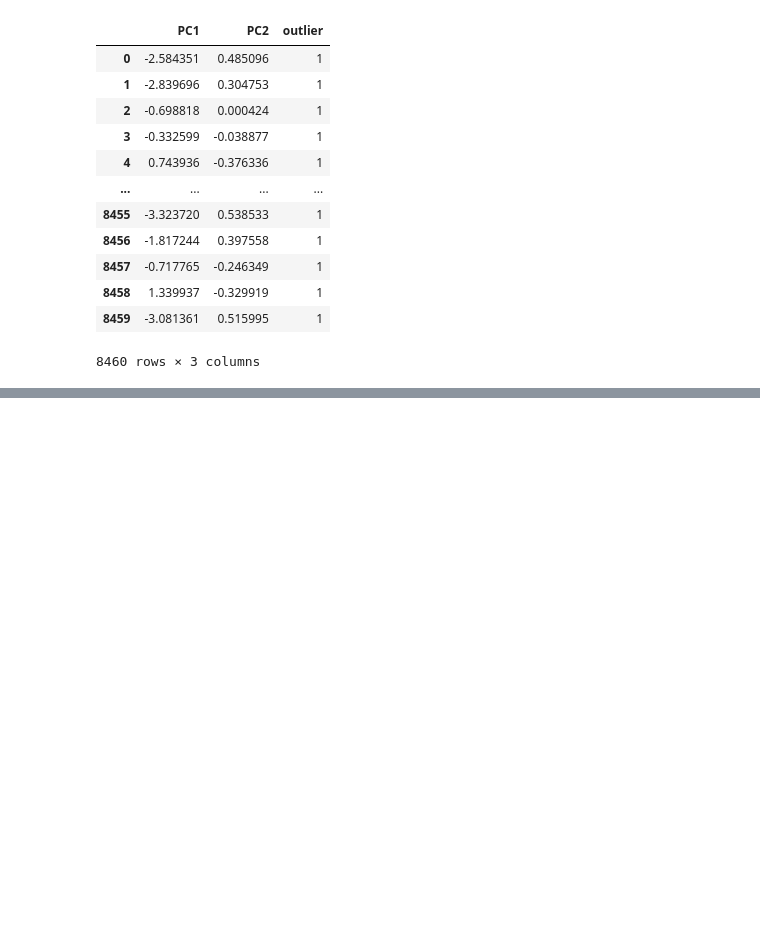
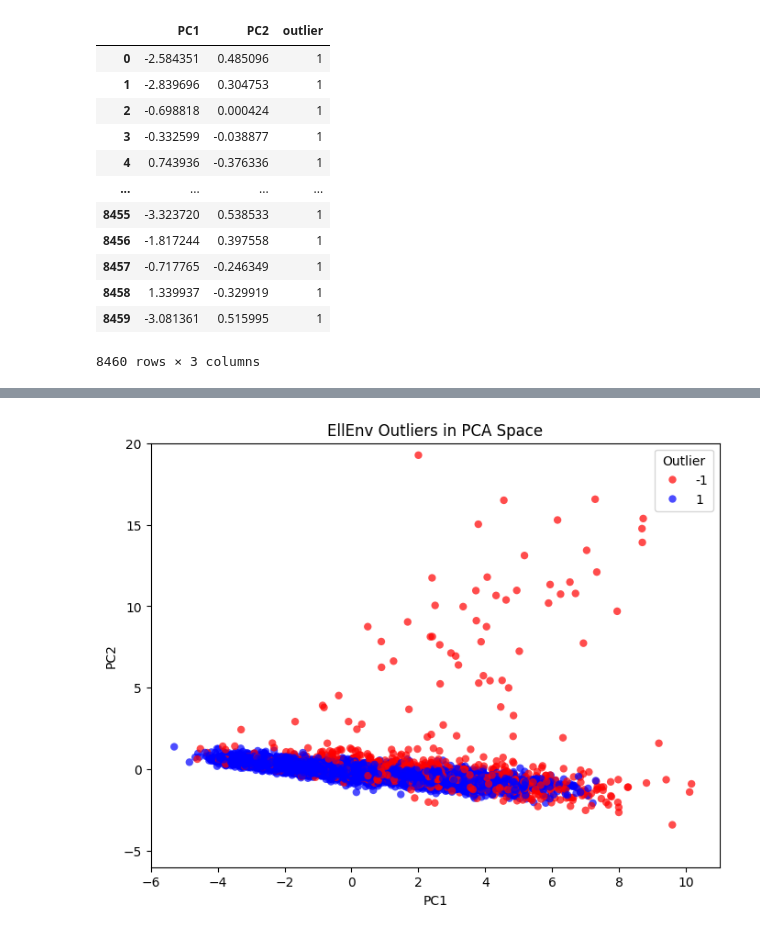
Before and after one commit to lorenzobuccolini03/Data-Mining---Advanced-Topics, a Jupyter notebook: Outliers_Detection/Depth_Based_Approaches.ipynb, the cells around one changed output, grey strips where cells are left out. Drawn from its saved outputs; the diff is of its cells as text; code cells hidden in the pictures; blank space fills up the shorter version.

```diff
--- a/Outliers_Detection/Depth_Based_Approaches.ipynb
+++ b/Outliers_Detection/Depth_Based_Approaches.ipynb
@@ -156,0 +157,20 @@ plt.show()
+# %%
+plt.figure(figsize=(8, 6))
+sns.scatterplot(
+    data=df_pca,
+    x='PC1',
+    y='PC2',
+    hue='outlier',
+    palette={1: 'blue', -1: 'red'},
+    alpha=0.7,
+    edgecolor='none'
+)
+plt.title('EllEnv Outliers in PCA Space')
+plt.xlabel('PC1')
+plt.xlim(-6,11)
+plt.ylabel('PC2')
+plt.ylim(-6,20)
+plt.legend(title='Outlier')
+plt.show()
+# %% [output]
+[figure, added]
```
Also changed, not shown: parts of 3 cells of this notebook, 3 other files.
